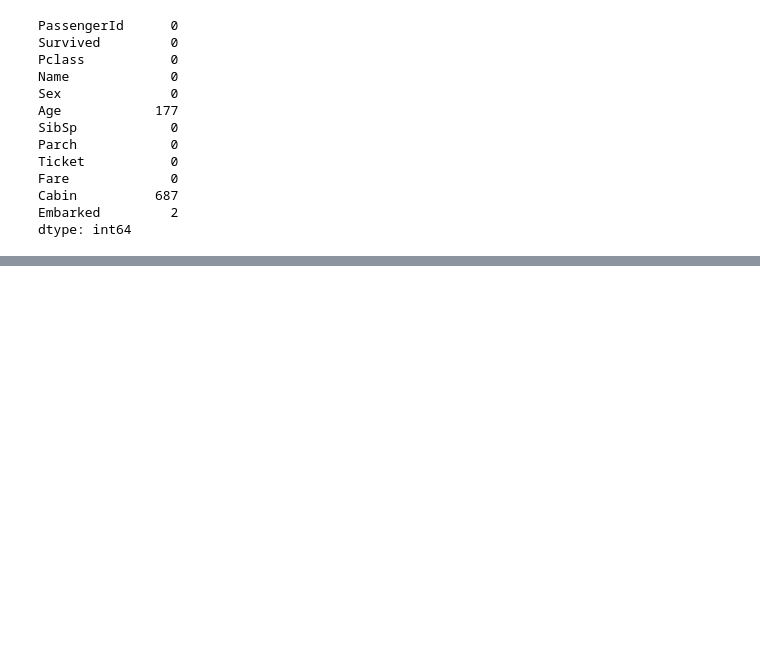
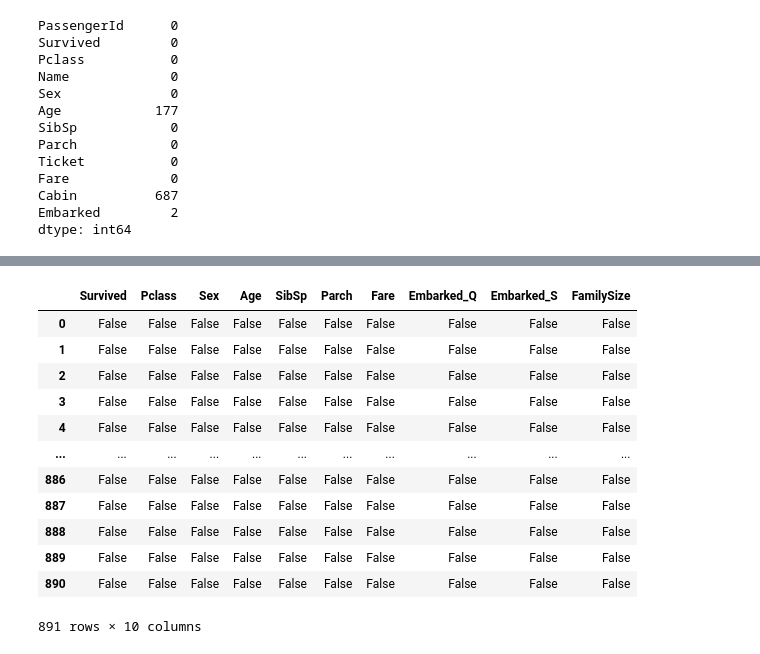
Before and after one commit to shiv2-dot/30-days-ML, a Jupyter notebook: notebooks/Titanic_Project_ML.ipynb, the cells around one changed output, grey strips where cells are left out. Drawn from its saved outputs; the diff is of its cells as text; code cells hidden in the pictures; blank space fills up the shorter version.

```diff
--- a/notebooks/Titanic_Project_ML.ipynb
+++ b/notebooks/Titanic_Project_ML.ipynb
@@ -109,0 +158,6 @@ dtype: int64
+# %%
+df = pd.get_dummies(df, columns=['Embarked'], drop_first=True)
+# %%
+df['FamilySize'] = df['SibSp']+df['Parch']+1
+# %%
+df.drop(['Name', 'Ticket', 'PassengerId'], axis=1, inplace=True)
@@ -109,0 +166,5 @@ dtype: int64
+# %%
+from sklearn.preprocessing import StandardScaler
+
+scaler = StandardScaler()
+df[['Age', 'Fare']] = scaler.fit_transform(df[['Age', 'Fare']])
@@ -109,0 +191,16 @@ dtype: int64
+# %%
+df.isna()
+# %% [output]
+|  | Survived | Pclass | Sex | Age | SibSp | Parch | Fare | Embarked_Q | Embarked_S | FamilySize |
+| 0 | False | False | False | False | False | False | False | False | False | False |
+| 1 | False | False | False | False | False | False | False | False | False | False |
+| 2 | False | False | False | False | False | False | False | False | False | False |
+| 3 | False | False | False | False | False | False | False | False | False | False |
+| 4 | False | False | False | False | False | False | False | False | False | False |
+| ... | ... | ... | ... | ... | ... | ... | ... | ... | ... | ... |
+| 886 | False | False | False | False | False | False | False | False | False | False |
+| 887 | False | False | False | False | False | False | False | False | False | False |
+| 888 | False | False | False | False | False | False | False | False | False | False |
+| 889 | False | False | False | False | False | False | False | False | False | False |
+| 890 | False | False | False | False | False | False | False | False | False | False |
+891 rows × 10 columns
```
Also changed, not shown: parts of 34 cells of this notebook, 2 other files.
